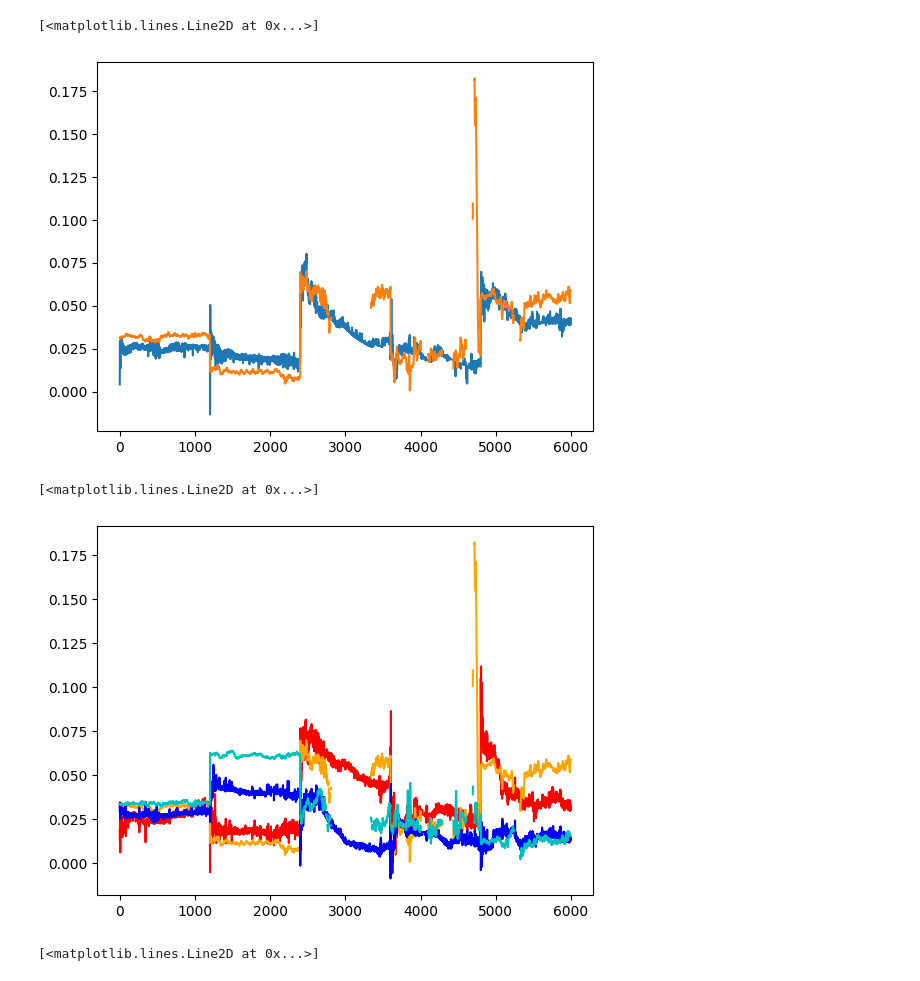
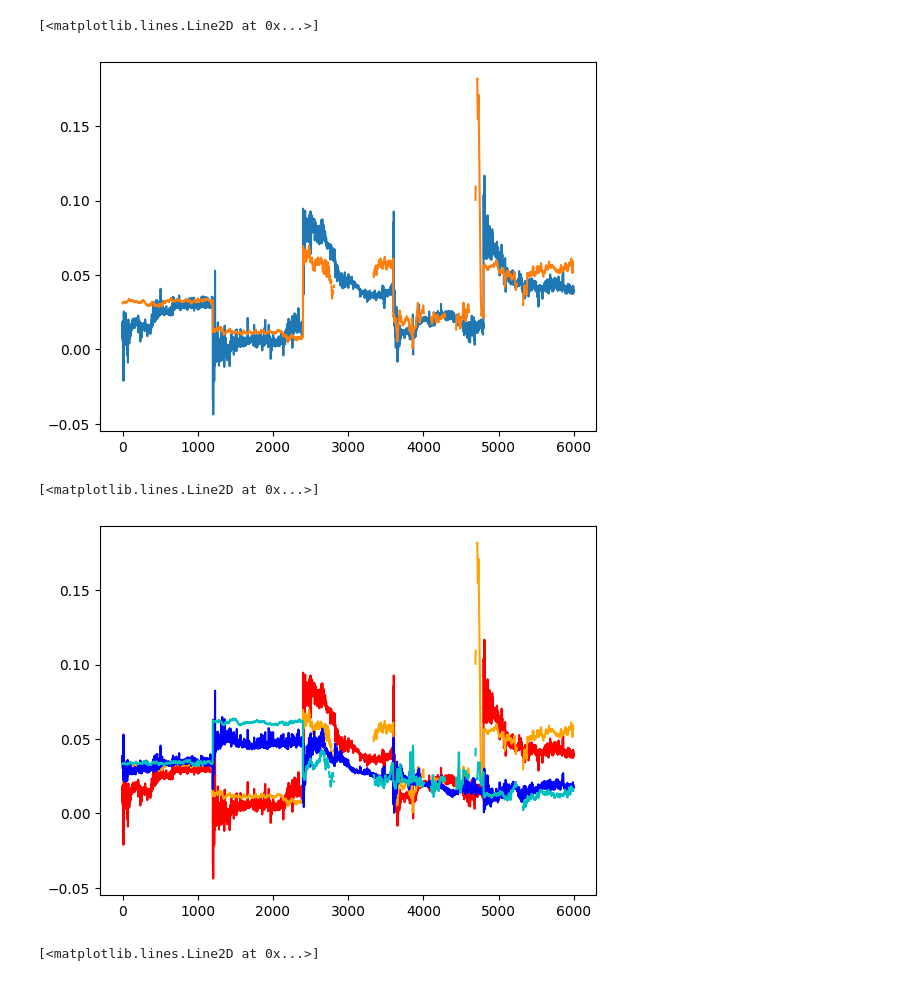
Before and after one commit to connor-henderson/calib_challenge, a Jupyter notebook: eda.ipynb, the cells around one changed output. Cells and saved outputs as stored; diff of their text form; code cells hidden in the pictures.

```diff
--- a/eda.ipynb
+++ b/eda.ipynb
@@ -75,0 +56,8 @@ train_labels = pd.concat(train_frames, ignore_index=True)
+# %%
+# Load in the generated eval labels
+eval_videos = []
+for i in range(5):
+    video = pd.read_csv(f'eval/{i}.txt', names = ['pitch', 'yaw'], delim_whitespace=True)
+    eval_videos.append(video)
+
+eval_labels = pd.concat(eval_videos, ignore_index=True)
@@ -76,2 +66,10 @@ train_labels = pd.concat(train_frames, ignore_index=True)
+# %%
+# Load in the generated training labels
+train_videos = []
+for i in range(5):
+    video = pd.read_csv(f'labeled/{i}.txt', names = ['pitch', 'yaw'], delim_whitespace=True)
+    train_videos.append(video)
+
+train_labels = pd.concat(train_videos, ignore_index=True)
 # %%
 # training / eval pitch comparison
@@ -87,21 +81,17 @@ plt.plot(range(5996), train_pitch_labels, label='pitch-train')
 # %%
 # training / eval yaw comparison
-
-train_yaw_labels = [x for x in train_labels['yaw']]
-eval_yaw_labels = [x for x in eval_labels['yaw']]
-
-plt.plot(range(5996), eval_yaw_labels, label='yaw-eval')
-plt.plot(range(5996), train_yaw_labels, label='yaw-train')
+plt.plot(eval_labels.index, eval_labels['yaw'], label='yaw-eval')
+plt.plot(train_labels.index, train_labels['yaw'], label='yaw-train')
 # %% [output]
 [<matplotlib.lines.Line2D at 0x...>]
-[figure, old version]
+[figure, new version]
 # %%
-x = range(5996)
-plt.plot(x, eval_yaw_labels, label='yaw-eval', color='red')
-plt.plot(x, train_yaw_labels, label='yaw-train', color='orange')
+x = eval_labels.index
 
-plt.plot(x, eval_pitch_labels, label='pitch-eval', color='b')
-plt.plot(x, train_pitch_labels, label='pitch-train', color='c')
+plt.plot(x, eval_labels['yaw'], label='yaw-eval', color='red')
+plt.plot(x, train_labels['yaw'], label='yaw-train', color='orange')
+plt.plot(x, eval_labels['pitch'], label='pitch-eval', color='b')
+plt.plot(x, train_labels['pitch'], label='pitch-train', color='c')
 # %% [output]
 [<matplotlib.lines.Line2D at 0x...>]
-[figure, old version]
+[figure, new version]
```
Also changed, not shown: parts of 9 cells of this notebook, 3 other files.
